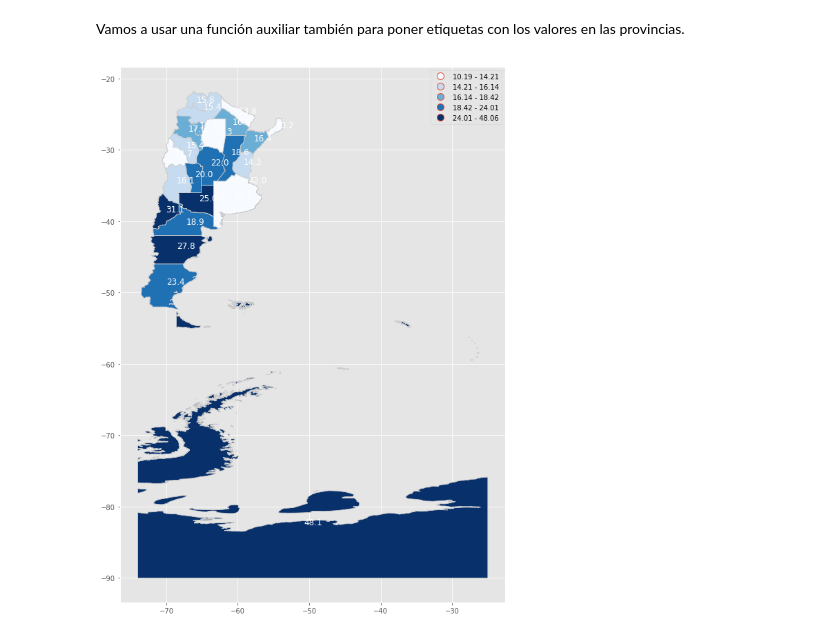
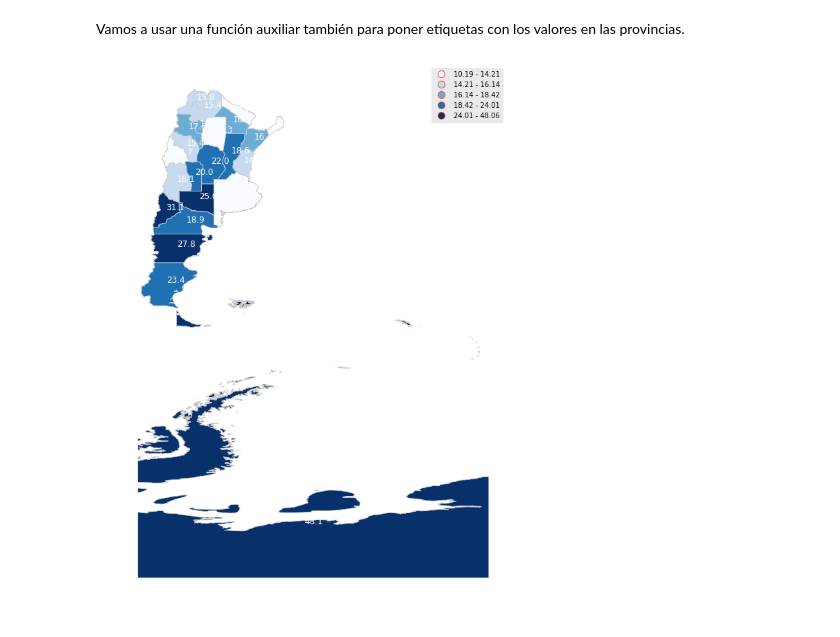
Before and after one commit to abenassi/analisis-datos-python, a Jupyter notebook: exploracion-general.ipynb, the cells around one changed output. Cells and saved outputs as stored; diff of their text form; code cells hidden in the pictures.

```diff
--- a/exploracion-general.ipynb
+++ b/exploracion-general.ipynb
@@ -619,4 +634,5 @@ array([[<matplotlib.axes._subplots.AxesSubplot object at 0x...>,
 # %%
-autos_poblacion[autos_poblacion.anio_inscripcion_inicial == 2018].set_index("provincia_inscripcion_inicial")["autos_patent_1000hab"].sort_values().plot("barh")
+autos_poblacion[autos_poblacion.anio_inscripcion_inicial == 2018].set_index(
+    "provincia_inscripcion_inicial")["autos_patent_1000hab"].sort_values().plot("barh", color="steelblue", figsize=(16,8))
 # %% [output]
 <matplotlib.axes._subplots.AxesSubplot at 0x...>
@@ -664,5 +682,5 @@ Probablemente resulte cómodo comparar los patentamientos cada mil habitantes po
 # %%
-provincias = gpd.read_file("http://apis.datos.gob.ar/georef/api/provincias?formato=shp")
+provincias = gpd.read_file("https://apis.datos.gob.ar/georef/api/provincias?formato=shp")
 # %% [markdown]
 La columna *geometry* contiene los polígonos de las provincias.
 # %%
@@ -709,10 +727,12 @@ Vamos a usar una función auxiliar también para poner etiquetas con los valores
 # %%
 from helpers import add_labels_to_geodataframe
 # %%
-ax = provincias_patent_2018.plot(figsize=(10, 15), column="autos_patent_1000hab",
-                                                                    cmap='Blues', scheme='quantiles', legend=True, linewidth=0.8, edgecolor='0.8')
-
+ax = provincias_patent_2018.plot(
+    figsize=(10, 15), column="autos_patent_1000hab",
+    cmap='Blues', scheme='quantiles', legend=True,
+    linewidth=0.8, edgecolor='0.8'
+).set_axis_off()
 
 add_labels_to_geodataframe(ax, provincias_patent_2018, "autos_patent_1000hab", round_decimals=1)
 # %% [output]
-[figure, old version]
+[figure, new version]
```
Also changed, not shown: parts of 29 cells of this notebook, 2 other files.
